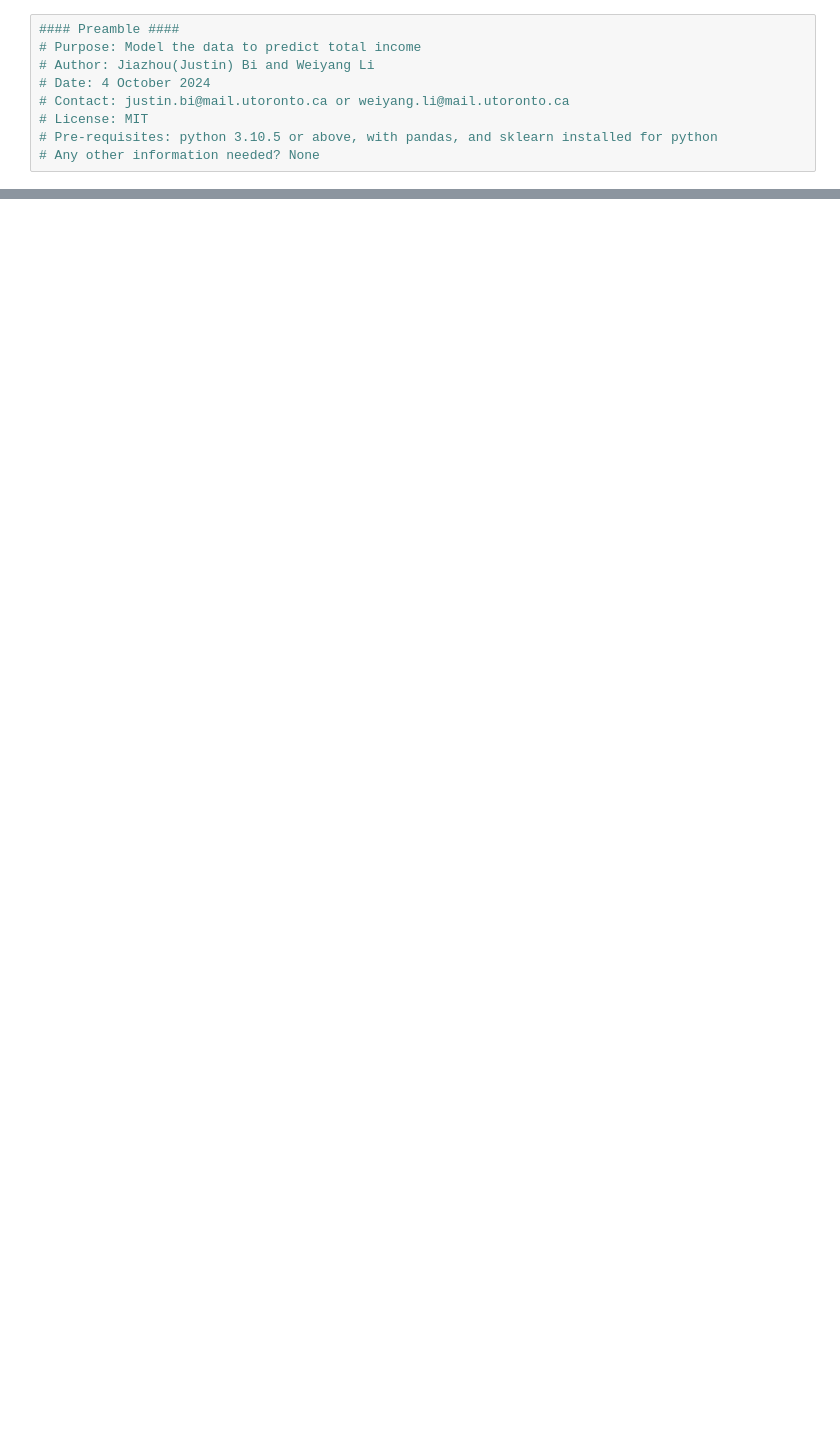
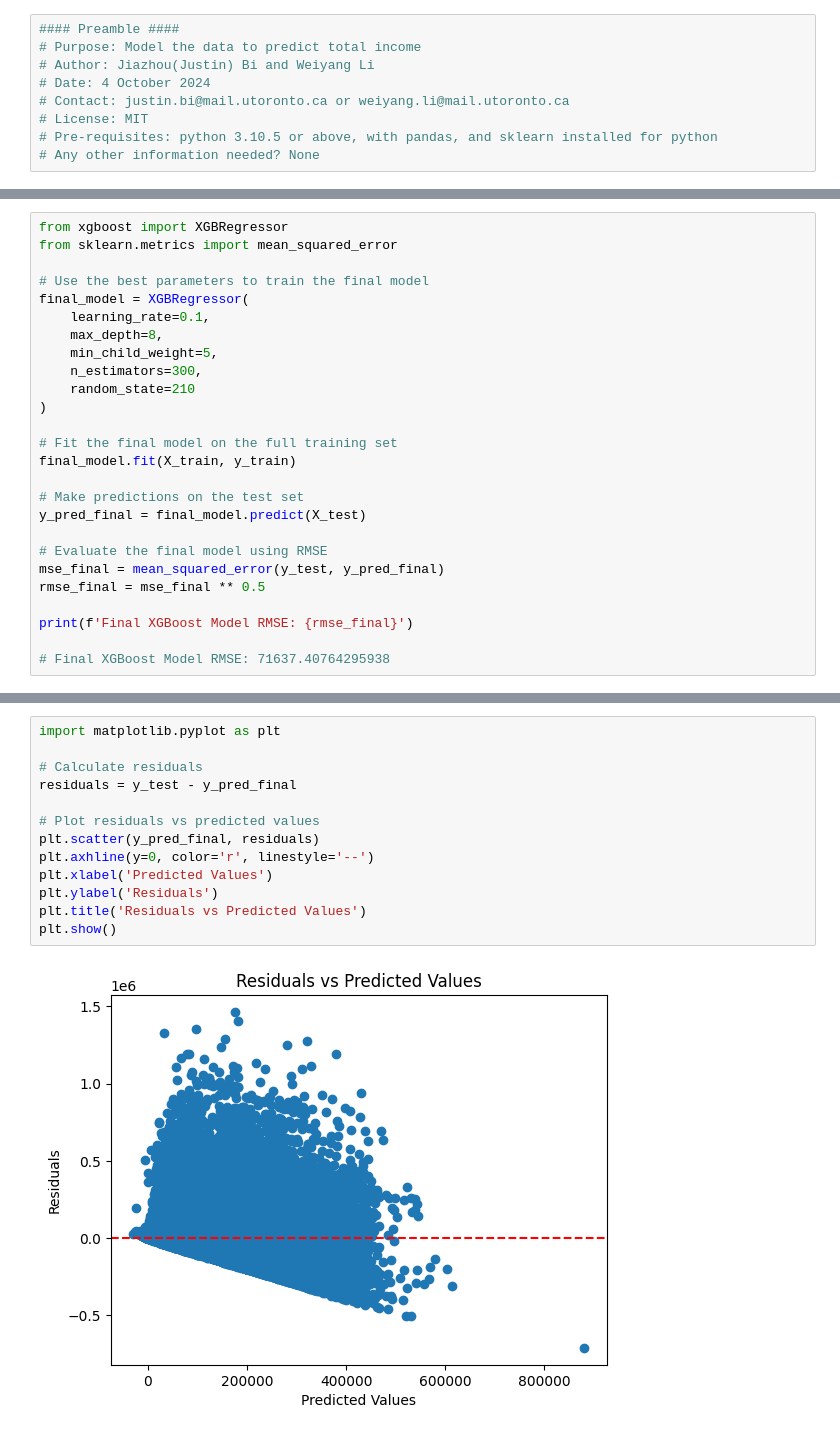
Before and after one commit to Jiazhou-Bi/ACS-Income-Model, a Jupyter notebook: scripts/06-model_data.ipynb, the cells around one changed output, grey strips where cells are left out. Drawn from its saved outputs; the diff is of its cells as text; blank space fills up the shorter version.

```diff
--- a/scripts/06-model_data.ipynb
+++ b/scripts/06-model_data.ipynb
@@ -110,0 +483,26 @@ Root Mean Squared Error: 67930.80529028298
+# %%
+from xgboost import XGBRegressor
+from sklearn.metrics import mean_squared_error
+
+# Use the best parameters to train the final model
+final_model = XGBRegressor(
+    learning_rate=0.1,
+    max_depth=8,
+    min_child_weight=5,
+    n_estimators=300,
+    random_state=210
+)
+
+# Fit the final model on the full training set
+final_model.fit(X_train, y_train)
+
+# Make predictions on the test set
+y_pred_final = final_model.predict(X_test)
+
+# Evaluate the final model using RMSE
+mse_final = mean_squared_error(y_test, y_pred_final)
+rmse_final = mse_final ** 0.5
+
+print(f'Final XGBoost Model RMSE: {rmse_final}')
+
+# Final XGBoost Model RMSE: 71637.40764295938
@@ -110,0 +513,15 @@ Root Mean Squared Error: 67930.80529028298
+# %%
+import matplotlib.pyplot as plt
+
+# Calculate residuals
+residuals = y_test - y_pred_final
+
+# Plot residuals vs predicted values
+plt.scatter(y_pred_final, residuals)
+plt.axhline(y=0, color='r', linestyle='--')
+plt.xlabel('Predicted Values')
+plt.ylabel('Residuals')
+plt.title('Residuals vs Predicted Values')
+plt.show()
+# %% [output]
+[figure, added]
```
Also changed, not shown: parts of 36 cells of this notebook, 37 other files.
